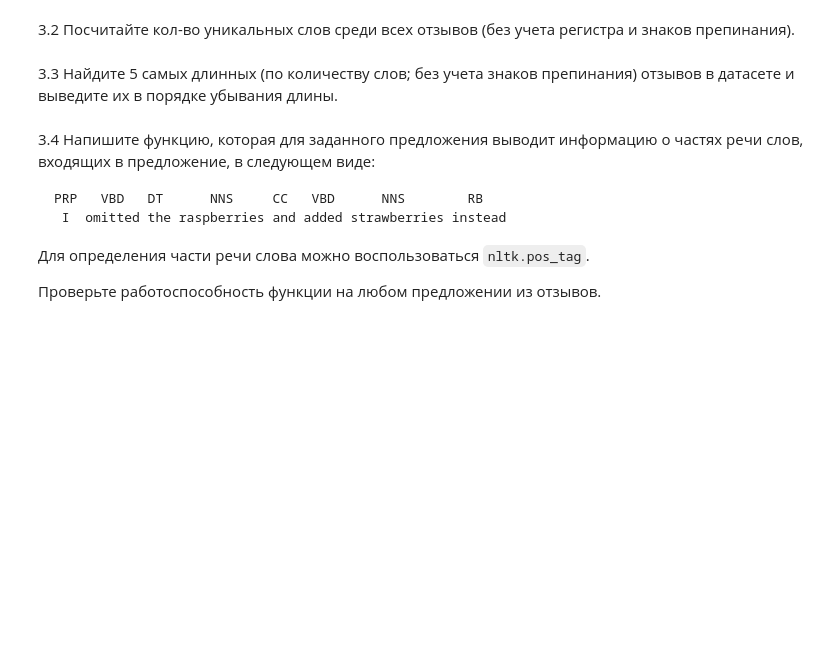
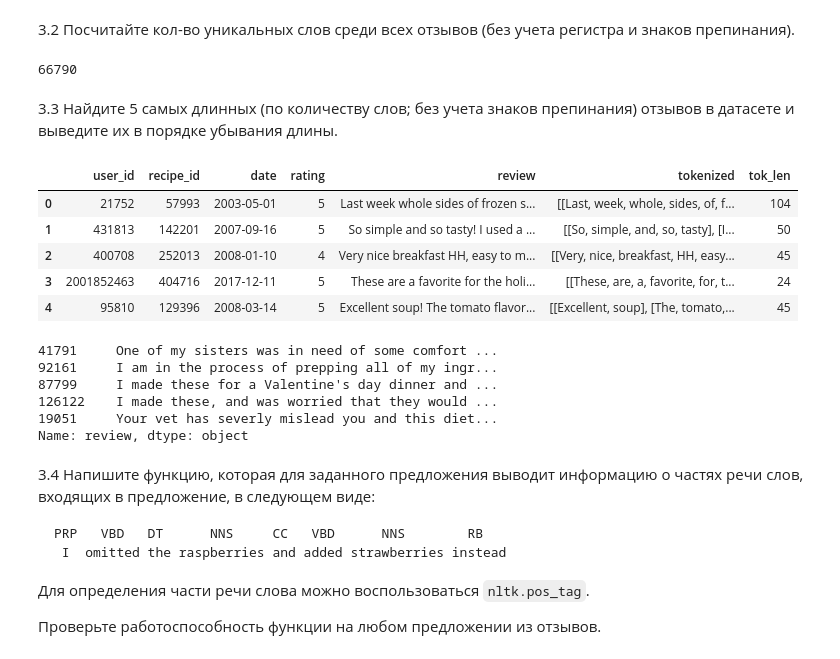
Before and after one commit to ElizavetaWow/TOBD, a Jupyter notebook: sem8/08_string_Крылова_Лиза.ipynb, the cells around one changed output. Saved outputs shown, nothing was run; the diff lists cells and outputs as text; code cells hidden in the pictures; blank space fills up the shorter version.

````diff
--- a/sem8/08_string_Крылова_Лиза.ipynb
+++ b/sem8/08_string_Крылова_Лиза.ipynb
@@ -133,0 +262,6 @@ for i, line in rec.iterrows():
+# %%
+preprocessed_descriptions = recipes[['name', 'description']].copy()
+pattern = re.compile(r'[^A-Za-z0-9 ]')
+for i, text in enumerate(preprocessed_descriptions['description'].values):
+    if not pd.isna(text):
+        preprocessed_descriptions['description'][i] = pattern.sub("", text)
@@ -137,3 +283,7 @@ for i, line in rec.iterrows():
 3.1 Разбейте отзывы из файла `recipes_sample.csv` (__ЛР2__) на предложения, а предложения - на слова (используйте `sent_tokenize` и `word_tokenize` из `nltk`). Каждый отзыв представьте в виде списка списков: внешний список - предложения, вложенные списки - слова в предложении. Исключите знаки препинания из списков слов.
 
 `'Предложение номер один. Предложение номер два.' => [['Предложение', 'номер', 'один'], ['Предложение', 'номер', 'два']]`
+# %%
+reviews = pd.read_csv('reviews_sample.csv', index_col=0)
+reviews.reset_index(drop = True, inplace=True)
+reviews.head()
@@ -139,0 +297,3 @@ for i, line in rec.iterrows():
+# %%
+pattern = re.compile(r'[\W]+$')
+reviews['tokenized'] = reviews.apply(lambda row: [[word for word in nltk.word_tokenize(sent) if not pattern.match(word)] for sent in nltk.sent_tokenize(row['review'])] if not pd.isna(row['review']) else [], axis=1)
@@ -140,7 +309,34 @@ for i, line in rec.iterrows():
 # %% [markdown]
 3.2 Посчитайте кол-во уникальных слов среди всех отзывов (без учета регистра и знаков препинания).
+# %%
+uniq = set()
+for text in reviews['tokenized']:
+    for line in text:
+        uniq.update([word.lower() for word in line])
+len(uniq)
+# %% [output]
+66790
 # %% [markdown]
 3.3 Найдите 5 самых длинных (по количеству слов; без учета знаков препинания) отзывов в датасете и выведите их в порядке убывания длины.
+# %%
+reviews['tok_len'] = reviews.apply(lambda row: sum([len(line) for line in row['tokenized']]), axis=1)
+reviews.head()
+# %% [output]
+|  | user_id | recipe_id | date | rating | review | tokenized | tok_len |
+| 0 | 21752 | 57993 | 2003-05-01 | 5 | Last week whole sides of frozen s... | [[Last, week, whole, sides, of, f... | 104 |
+| 1 | 431813 | 142201 | 2007-09-16 | 5 | So simple and so tasty! I used a ... | [[So, simple, and, so, tasty], [I... | 50 |
+| 2 | 400708 | 252013 | 2008-01-10 | 4 | Very nice breakfast HH, easy to m... | [[Very, nice, breakfast, HH, easy... | 45 |
+| 3 | 2001852463 | 404716 | 2017-12-11 | 5 | These are a favorite for the holi... | [[These, are, a, favorite, for, t... | 24 |
+| 4 | 95810 | 129396 | 2008-03-14 | 5 | Excellent soup! The tomato flavor... | [[Excellent, soup], [The, tomato,... | 45 |
+# %%
+reviews.sort_values(by="tok_len", ascending=False)[:5]['review']
+# %% [output]
+41791     One of my sisters was in need of some comfort ...
+92161     I am in the process of prepping all of my ingr...
+87799     I made these for a Valentine's day dinner and ...
+126122    I made these, and was worried that they would ...
+19051     Your vet has severly mislead you and this diet...
+Name: review, dtype: object
 # %% [markdown]
 3.4 Напишите функцию, которая для заданного предложения выводит информацию о частях речи слов, входящих в предложение, в следующем виде:
 ```
````
Also changed, not shown: parts of 22 cells of this notebook, 6 other files.
